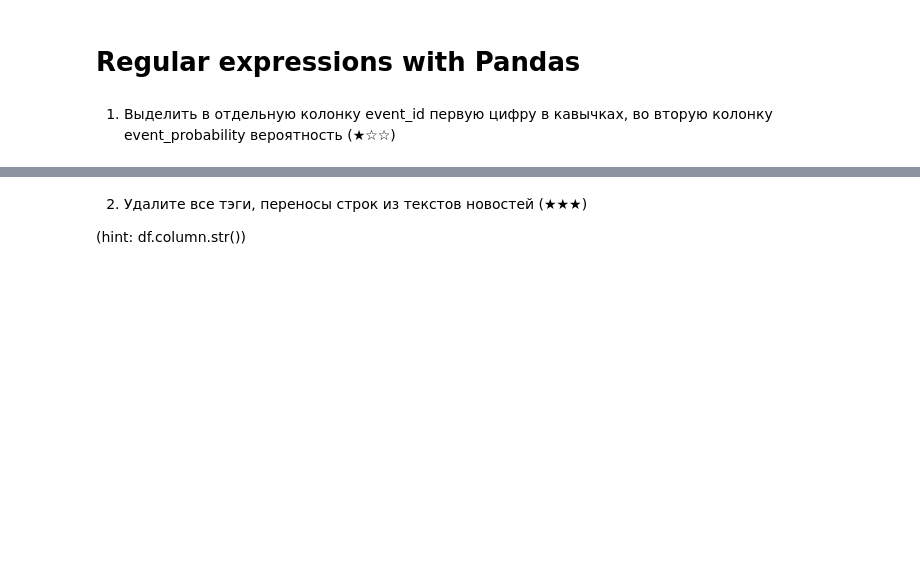
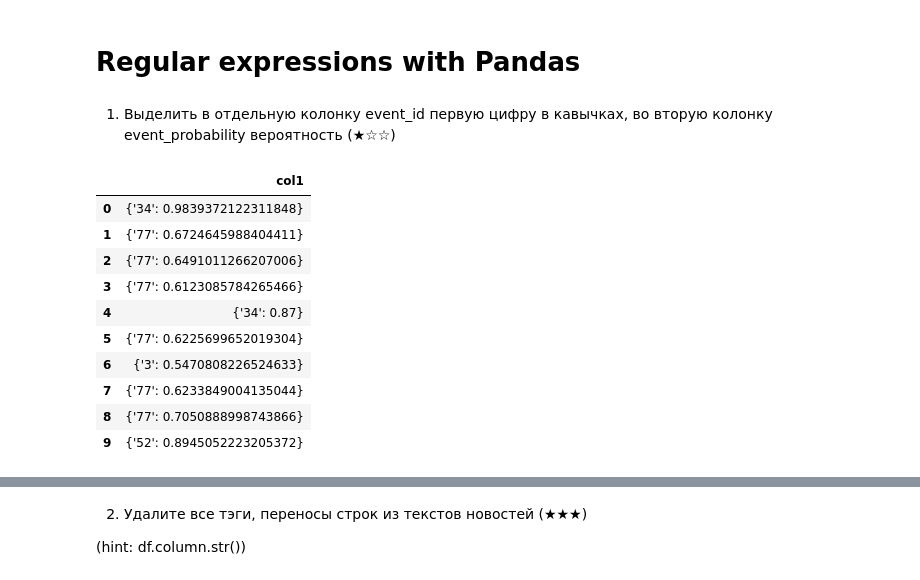
Before and after one commit to jcartwri/zombie1, a Jupyter notebook: Epic Journey_Part1_Pandas.ipynb, the cells around one changed output, grey strips where cells are left out. Drawn from its saved outputs; the diff is of its cells as text; code cells hidden in the pictures; blank space fills up the shorter version.

```diff
--- a/Epic Journey_Part1_Pandas.ipynb
+++ b/Epic Journey_Part1_Pandas.ipynb
@@ -2084,3 +2136,17 @@ df=pd.DataFrame({'col1':["{'34': 0.9839372122311848}",
                          "{'52': 0.8945052223205372}"]})
 
 #your code
+# %%
+df
+# %% [output]
+|  | col1 |
+| 0 | {'34': 0.9839372122311848} |
+| 1 | {'77': 0.6724645988404411} |
+| 2 | {'77': 0.6491011266207006} |
+| 3 | {'77': 0.6123085784265466} |
+| 4 | {'34': 0.87} |
+| 5 | {'77': 0.6225699652019304} |
+| 6 | {'3': 0.5470808226524633} |
+| 7 | {'77': 0.6233849004135044} |
+| 8 | {'77': 0.7050888998743866} |
+| 9 | {'52': 0.8945052223205372} |
```
Also changed, not shown: parts of 11 cells of this notebook.
